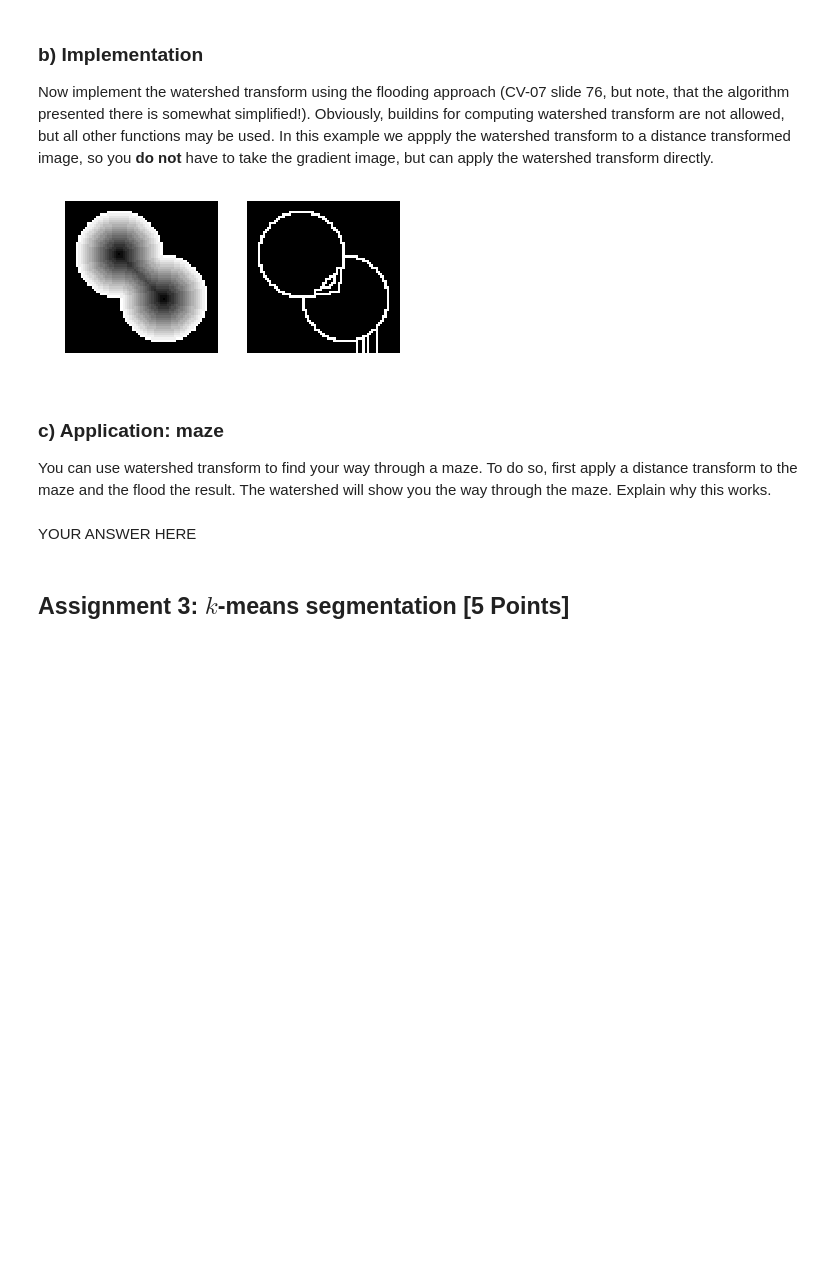
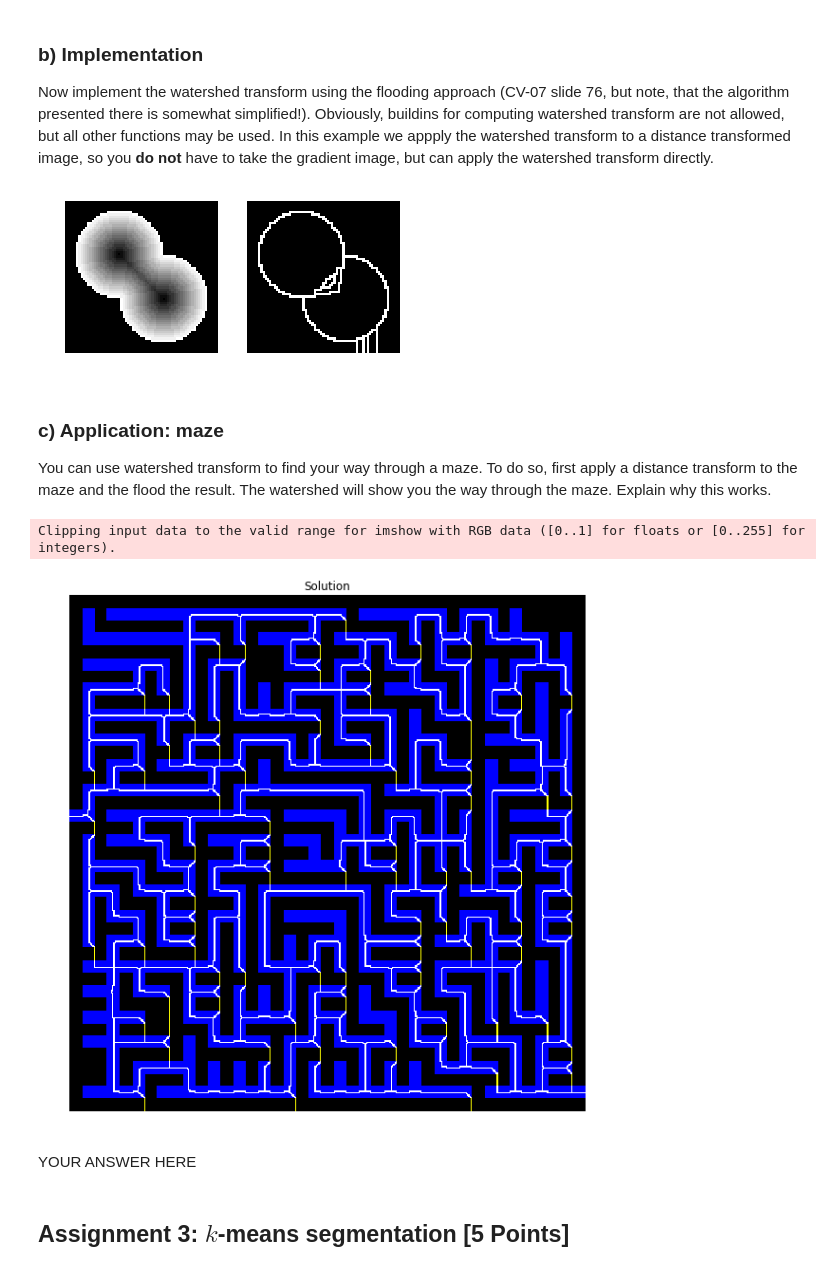
Before and after one commit to shorty-longbottom97/Computer_Vision, a Jupyter notebook: sheet05/sheet05.ipynb, the cells around one changed output. Drawn from its saved outputs; the diff is of its cells as text; code cells hidden in the pictures; blank space fills up the shorter version.

```diff
--- a/sheet05/sheet05.ipynb
+++ b/sheet05/sheet05.ipynb
@@ -121,9 +121,9 @@ def watershed(img, step=1):
     # img dimensions
     m,n = label.shape
     # iterate through flood heights
-    for h in range(img.min(), img.max()+1, step):
+    for h in range(int(np.floor(img.min())), int(np.ceil(img.max())+1), step):
         # for each pixel in the flood height
-        for x,y in zip(*np.where(img == h)):
+        for x,y in zip(*np.where(img <= h)):
             if ~label[x,y]:
                 # labels in 8-Neighbourhood
                 neighbour_labels = np.unique(label[max(0, x-1):min(m, x+2), max(0, y-1):min(n, y+2)])
@@ -170,20 +170,24 @@ You can use watershed transform to find your way through a maze. To do so, first
 # %%
 import imageio
 import matplotlib.pyplot as plt
 from scipy.ndimage.morphology import distance_transform_edt
 %matplotlib inline
 
 img = imageio.imread('images/maze2.png', pilmode = 'L') # 'maze1.png' or 'maze2.png'
-
 result = img[:, :, np.newaxis].repeat(3, 2)
 # YOUR CODE HERE
-
+result = distance_transform_edt(result)
+for i in range(2):
+    result[...,i] = watershed(result[...,i])
 plt.figure(figsize=(10, 10))
 plt.title('Solution')
 plt.axis('off')
 plt.gray()
 plt.imshow(result)
 plt.show()
+# %% [output]
+Clipping input data to the valid range for imshow with RGB data ([0..1] for floats or [0..255] for integers).
+[figure, added]
 # %% [markdown]
 YOUR ANSWER HERE
 # %% [markdown]
```
Also changed, not shown: parts of 2 cells of this notebook.
